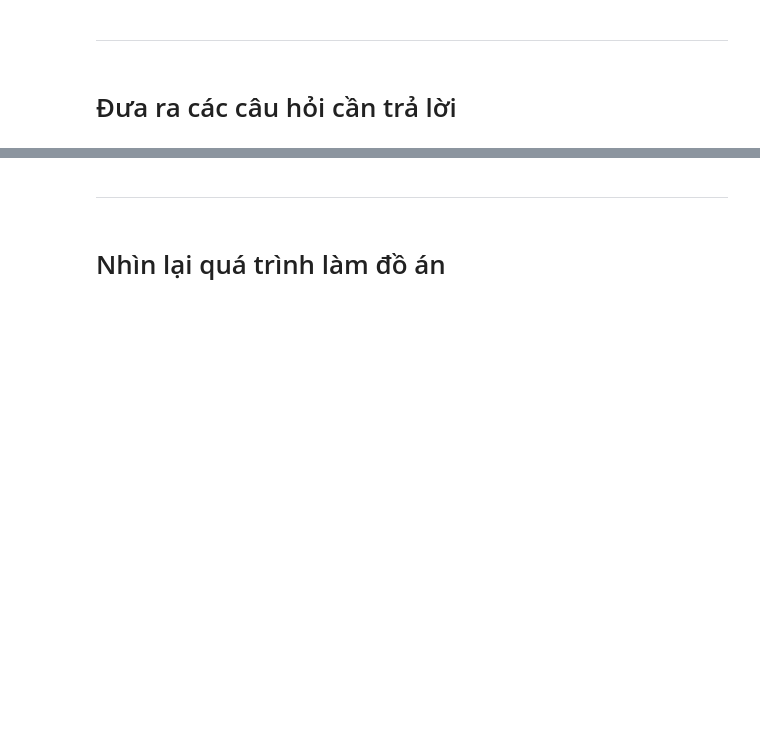
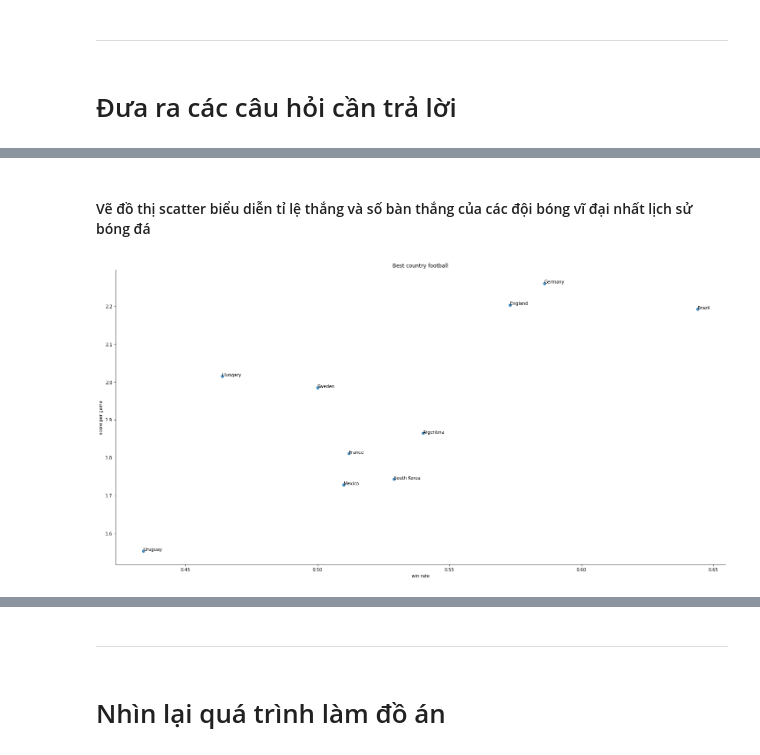
Before and after one commit to npqd/P4DS_FinalProject, a Jupyter notebook: demo.ipynb, the cells around one changed output, grey strips where cells are left out. Drawn from its saved outputs; the diff is of its cells as text; code cells hidden in the pictures; blank space fills up the shorter version.

```diff
--- a/demo.ipynb
+++ b/demo.ipynb
@@ -398,0 +488,9 @@ for i in range(0,3):
+# %%
+#tinh tong so tran
+df_country_match = df_cau1.groupby('home_team').size() + df_cau1.groupby('away_team').size()
+#chuyen ve dataframe
+df_country_match = df_country_match.reset_index()
+df_country_match.columns = ['country','match_played']
+#sort
+df_country_match = df_country_match.sort_values(by='match_played',ascending=False)
+df_country_match.head()
@@ -398,0 +510,4 @@ for i in range(0,3):
+# %%
+df_country_stats = pd.merge(df_country_score,df_country_win,on='country')
+df_country_stats = df_country_stats.merge(df_country_match,on='country')
+df_country_stats.head()
@@ -398,0 +523,9 @@ for i in range(0,3):
+# %%
+df_country_stats['win_rate'] = (df_country_stats['win_match'] / df_country_stats['match_played']).round(3)
+df_country_stats['score_per_game'] = (df_country_stats['total_score'] / df_country_stats['match_played']).round(3)
+
+#bo nhung cot khong can dung den nua
+df_country_stats = df_country_stats[['country','total_score','match_played','win_rate','score_per_game']]
+#sort
+df_country_stats = df_country_stats.sort_values(by=['win_rate','score_per_game'],ascending=False)
+df_country_stats.head()
@@ -398,0 +543,4 @@ for i in range(0,3):
+# %%
+df_best_country = df_country_stats[ (df_country_stats['win_rate'] > 0.4) \
+    & (df_country_stats['match_played'] > 800) ]
+df_best_country.head()
@@ -398,0 +554,19 @@ for i in range(0,3):
+# %% [markdown]
+#### Vẽ đồ thị scatter biểu diễn tỉ lệ thắng và số bàn thắng của các đội bóng vĩ đại nhất lịch sử bóng đá
+# %%
+# sns.scatterplot(x=df_best_country['win_rate'], y =df_best_country['score_per_game'])
+ax = sns.lmplot('win_rate', 'score_per_game',data = df_best_country,\
+     fit_reg=False,height= 10,aspect =2 );
+
+#cai dat thong tin bieu do
+plt.title('Best country football');
+plt.xlabel('win rate');
+plt.ylabel('score per game');
+#hien thi ten tung diem
+def label_point(x, y, val, ax):
+    a = pd.concat({'x': x, 'y': y, 'val': val}, axis=1)
+    for i, point in a.iterrows():
+        ax.text(point['x'], point['y'], str(point['val']))
+label_point(df_best_country['win_rate'],df_best_country['score_per_game'],df_best_country['country'],plt.gca())
+# %% [output]
+[figure, added]
```
Also changed, not shown: parts of 49 cells of this notebook.
